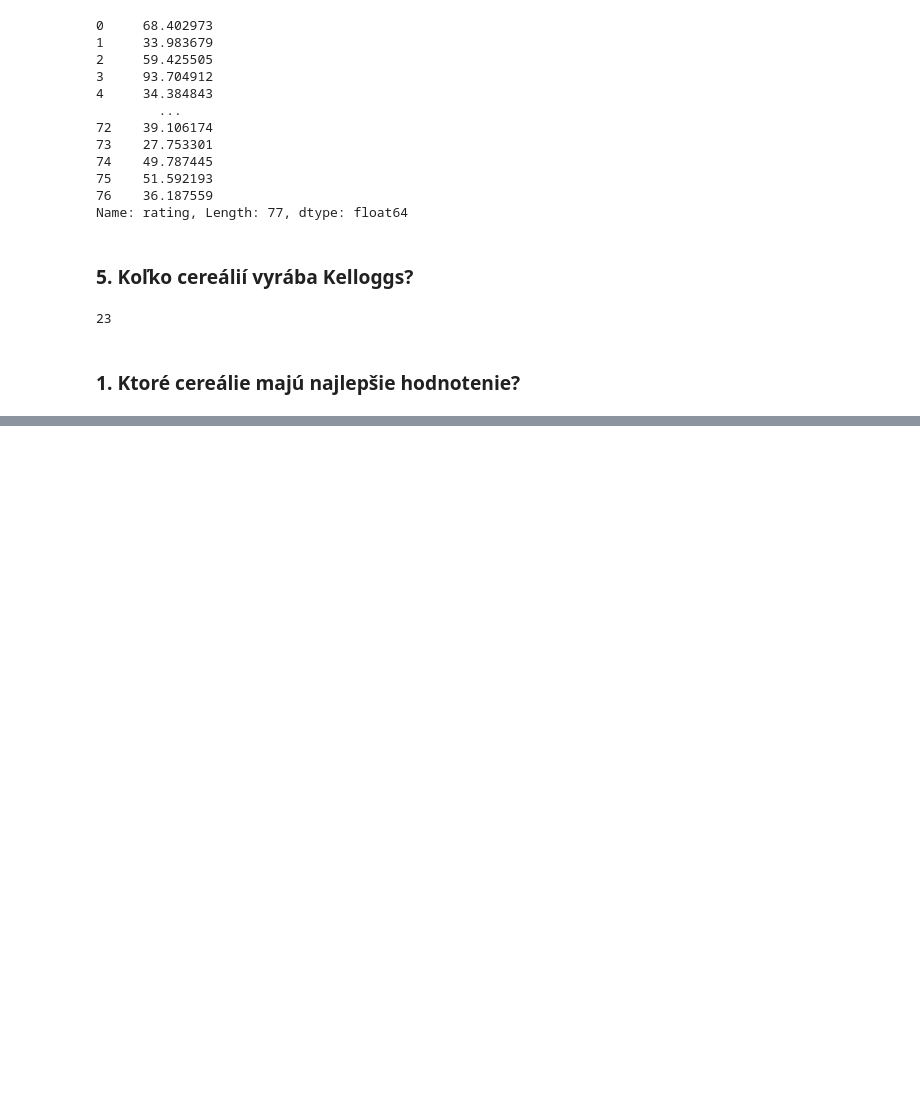
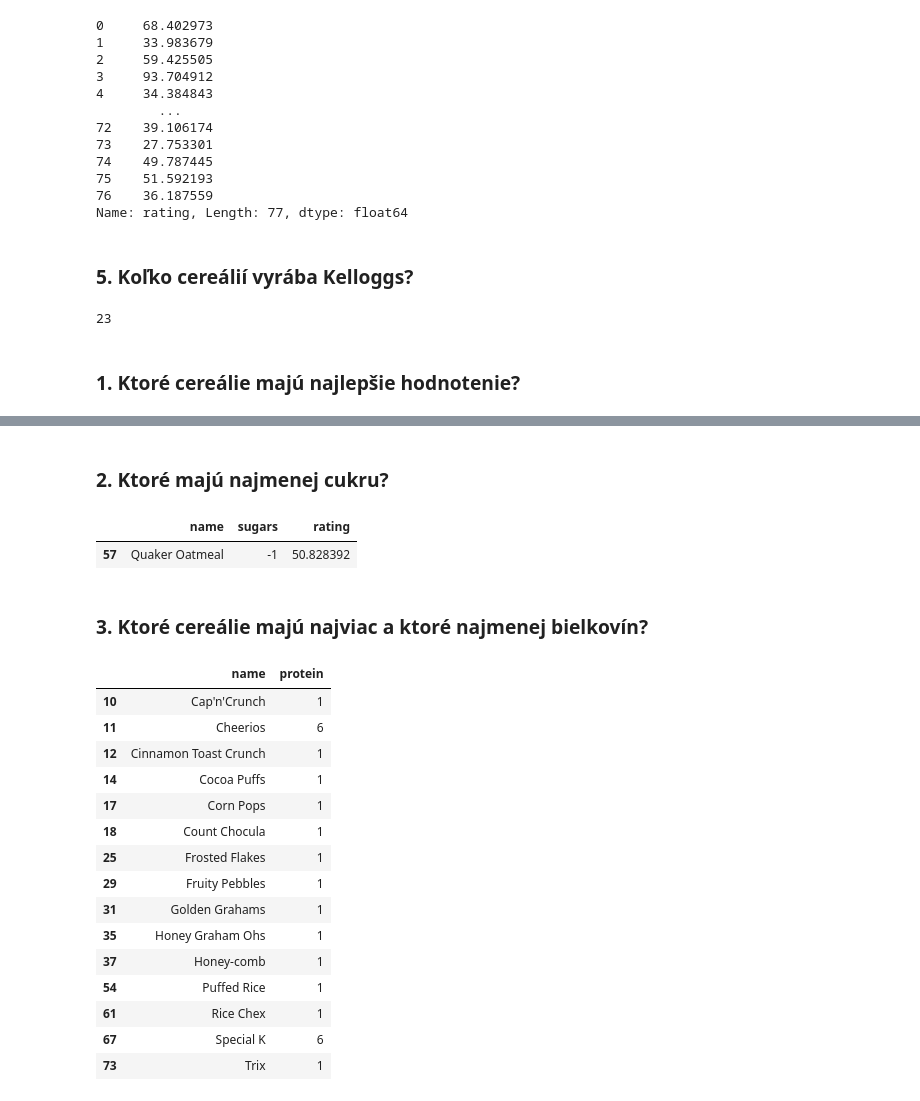
Before and after one commit to bletvaska/pandas-101, a Jupyter notebook: day.2.ipynb, the cells around one changed output, grey strips where cells are left out. Cells and saved outputs as stored; diff of their text form; code cells hidden in the pictures; blank space fills up the shorter version.

```diff
--- a/day.2.ipynb
+++ b/day.2.ipynb
@@ -313,0 +314,37 @@ cereals.loc[filter, ['name', 'rating']]
+# %% [markdown]
+### 2. Ktoré majú najmenej cukru?
+# %%
+filter = (cereals['sugars'] == cereals['sugars'].min())
+cereals.loc[filter, ['name','sugars', 'rating']]
+# %% [output]
+|  | name | sugars | rating |
+| 57 | Quaker Oatmeal | -1 | 50.828392 |
+# %% [markdown]
+### 3. Ktoré cereálie majú najviac a ktoré najmenej bielkovín?
+# %%
+# solution 1
+filter_min = cereals['protein'] == cereals['protein'].min()
+filter_max = cereals['protein'] == cereals['protein'].max()
+
+cereals.loc[ filter_min | filter_max, ['name', 'protein'] ]
+
+# solution 2
+filter = cereals['protein'].isin([cereals['protein'].min(), cereals['protein'].max()])
+cereals.loc[ filter, ['name', 'protein'] ]
+# %% [output]
+|  | name | protein |
+| 10 | Cap'n'Crunch | 1 |
+| 11 | Cheerios | 6 |
+| 12 | Cinnamon Toast Crunch | 1 |
+| 14 | Cocoa Puffs | 1 |
+| 17 | Corn Pops | 1 |
+| 18 | Count Chocula | 1 |
+| 25 | Frosted Flakes | 1 |
+| 29 | Fruity Pebbles | 1 |
+| 31 | Golden Grahams | 1 |
+| 35 | Honey Graham Ohs | 1 |
+| 37 | Honey-comb | 1 |
+| 54 | Puffed Rice | 1 |
+| 61 | Rice Chex | 1 |
+| 67 | Special K | 6 |
+| 73 | Trix | 1 |
```
Also changed, not shown: parts of 3 cells of this notebook.
